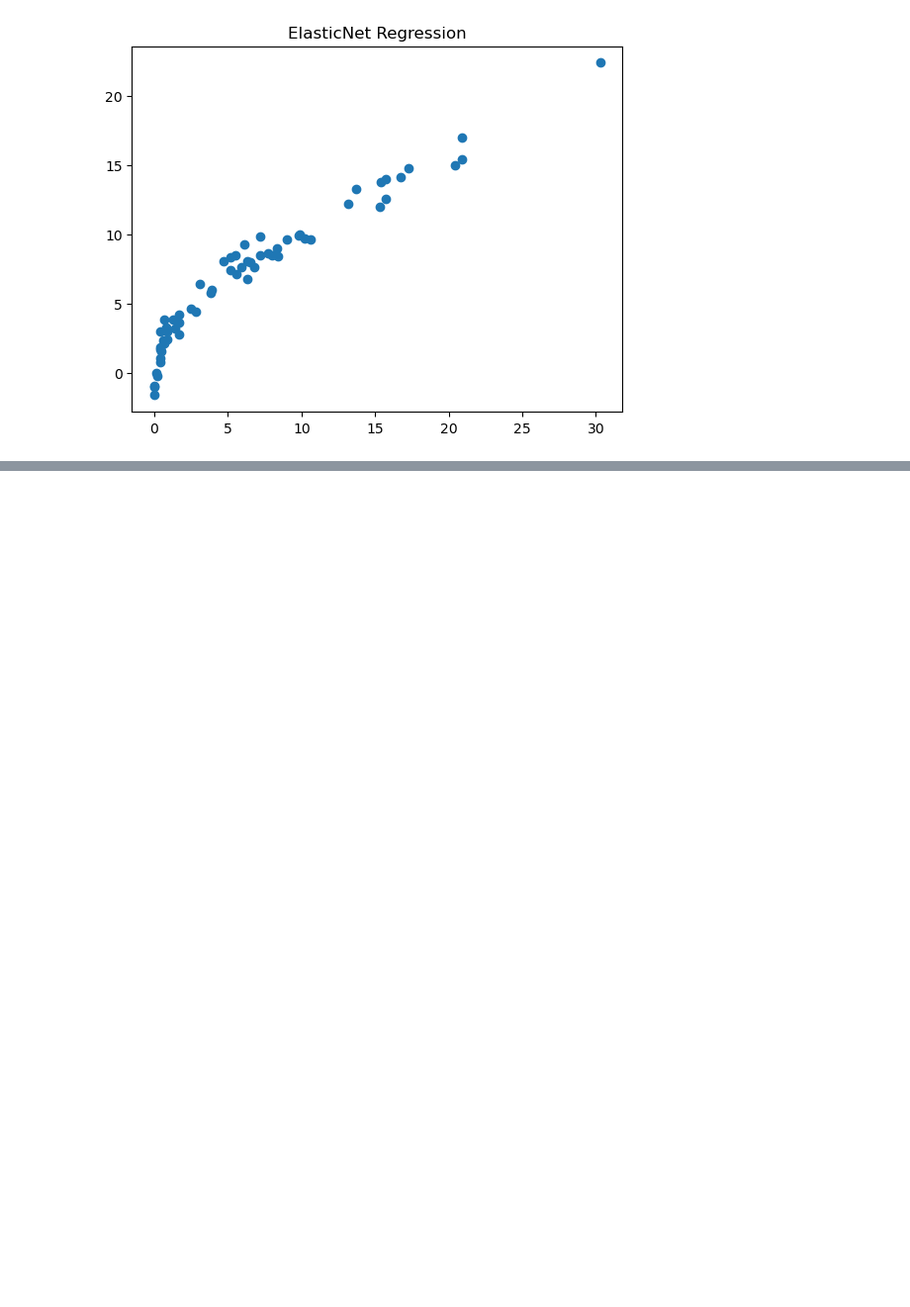
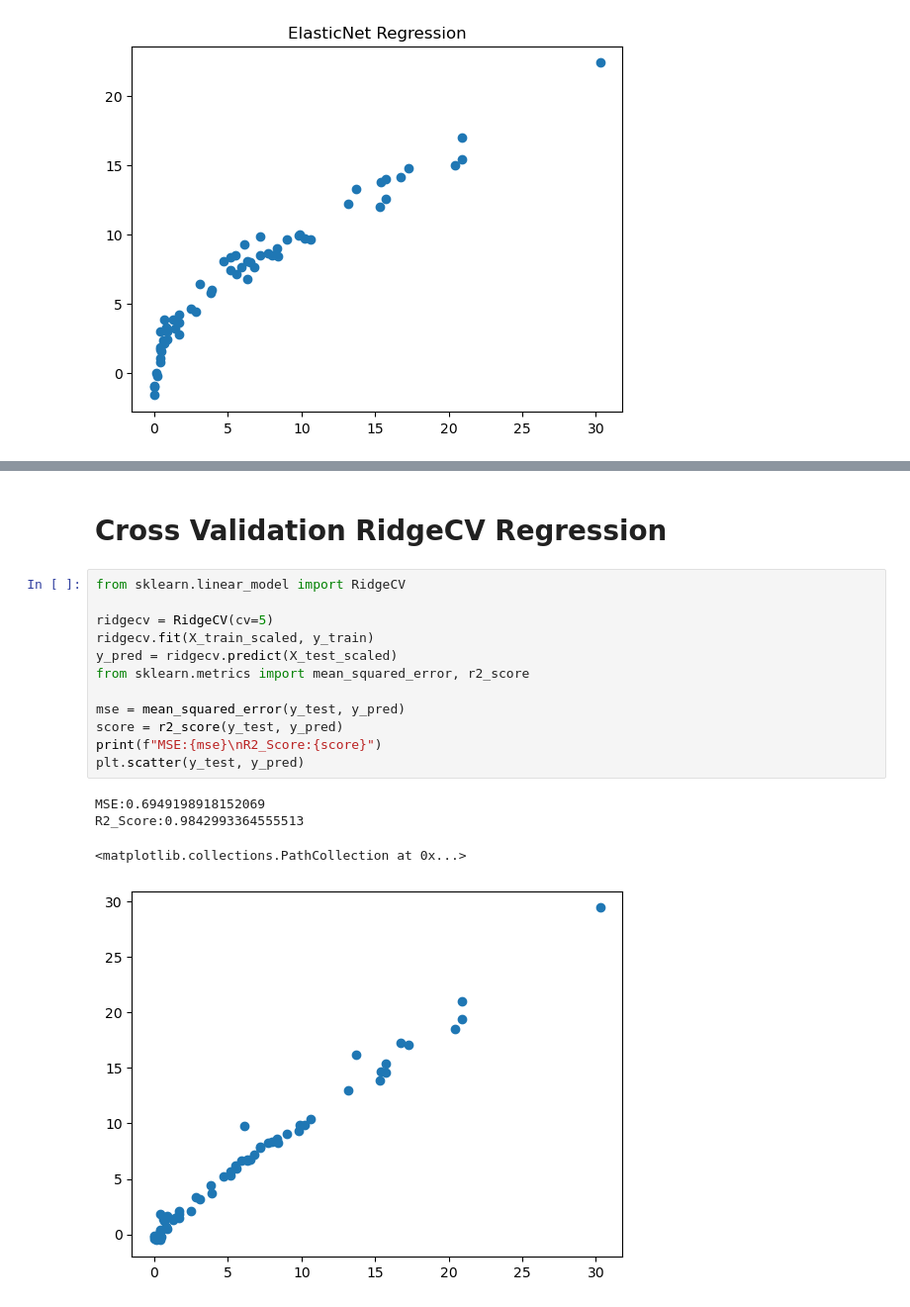
Before and after one commit to Prabhjeet2005/Machine-Learning-Practice, a Jupyter notebook: Section26_45_MachineLearning/Section28_Ridge_Lasso_ElasticNet/Project_ModelTraining_Ridge_Lasso_ElasticNet.ipynb, the cells around one changed output, grey strips where cells are left out. Shown at 99% size. Cells and saved outputs as stored; diff of their text form; blank space fills up the shorter version.

```diff
--- a/Section26_45_MachineLearning/Section28_Ridge_Lasso_ElasticNet/Project_ModelTraining_Ridge_Lasso_ElasticNet.ipynb
+++ b/Section26_45_MachineLearning/Section28_Ridge_Lasso_ElasticNet/Project_ModelTraining_Ridge_Lasso_ElasticNet.ipynb
@@ -279,0 +328,19 @@ Text(0.5, 1.0, 'ElasticNet Regression')
+# %% [markdown]
+# Cross Validation RidgeCV Regression
+# %%
+from sklearn.linear_model import RidgeCV
+
+ridgecv = RidgeCV(cv=5)
+ridgecv.fit(X_train_scaled, y_train)
+y_pred = ridgecv.predict(X_test_scaled)
+from sklearn.metrics import mean_squared_error, r2_score
+
+mse = mean_squared_error(y_test, y_pred)
+score = r2_score(y_test, y_pred)
+print(f"MSE:{mse}\nR2_Score:{score}")
+plt.scatter(y_test, y_pred)
+# %% [output]
+MSE:0.6949198918152069
+R2_Score:0.9842993364555513
+<matplotlib.collections.PathCollection at 0x...>
+[figure, added]
```
Also changed, not shown: parts of 8 cells of this notebook.
